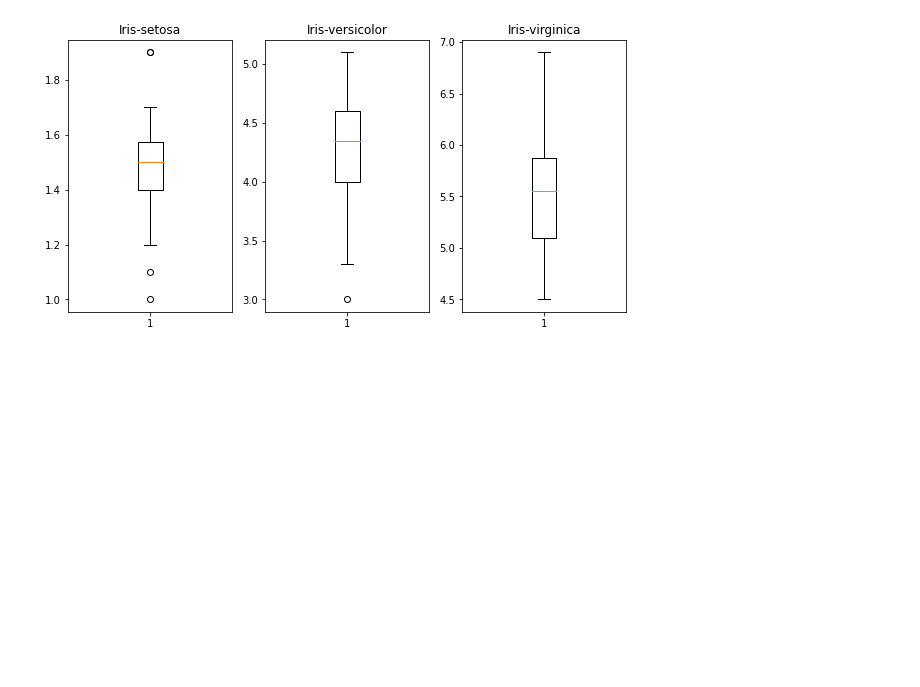
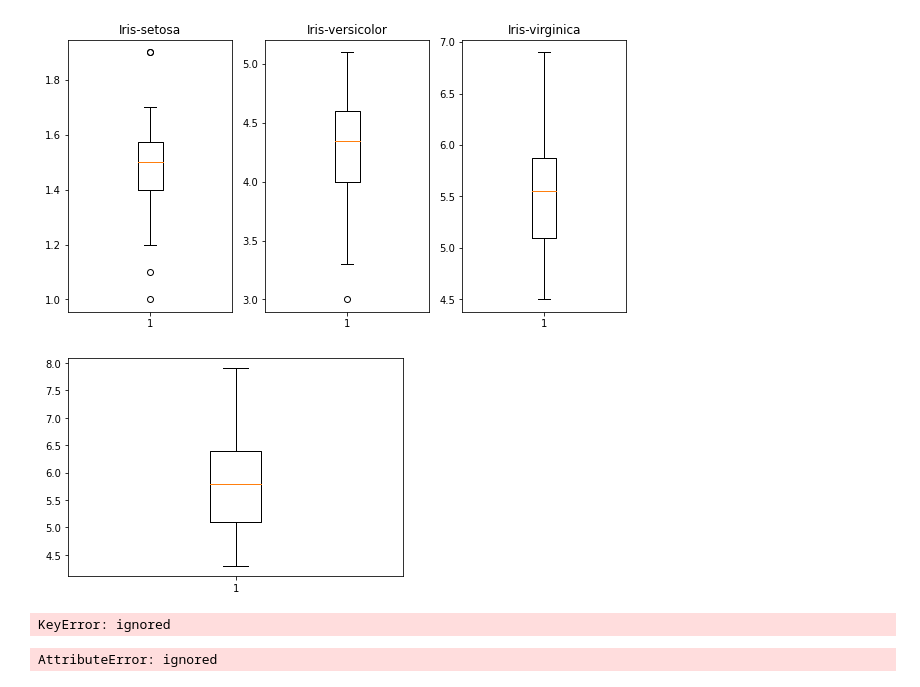
Before and after one commit to siwakornnn/data_viz_2022, a Jupyter notebook: DataViz02_Data_Distribution.ipynb, the cells around one changed output. Cells and saved outputs as stored; diff of their text form; code cells hidden in the pictures; blank space fills up the shorter version.

Commit message:
เฉลย quiz และ violin plot

```diff
--- a/DataViz02_Data_Distribution.ipynb
+++ b/DataViz02_Data_Distribution.ipynb
@@ -314,3 +314,7 @@ plt.boxplot(df['PetalLength'][100:150],vert=True); ## ชนิด 3
 plt.title('Iris-virginica');  ## สร้างชื่อกราฟบอกประเภทดอก Iris
 # %% [output]
 [figure]
+# %%
+bb = plt.boxplot(df['SepalLength'])
+# %% [output]
+[figure, added]
@@ -316,0 +329,8 @@ plt.title('Iris-virginica');  ## สร้างชื่อกราฟบอ
+# %%
+detail_boxreturn(bb)
+# %% [output]
+KeyError: ignored
+# %%
+bb2 = plt.bloxplot(df['SepalLength'],vert=False)
+# %% [output]
+AttributeError: ignored
```
Also changed, not shown: parts of 9 cells of this notebook.
